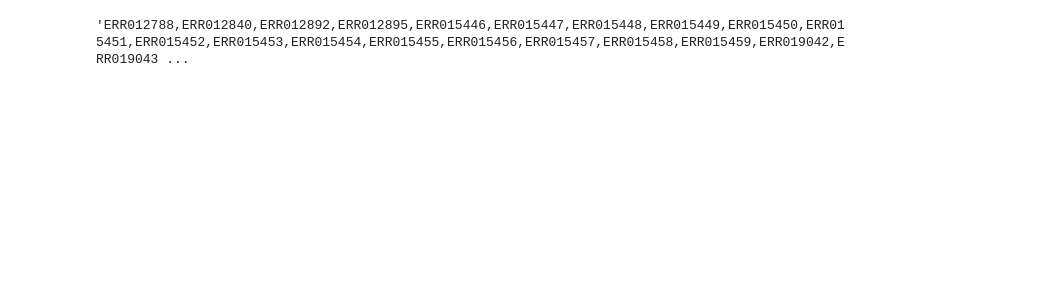
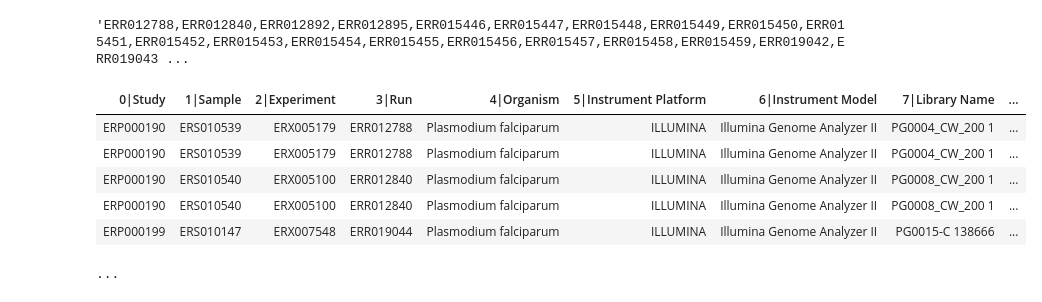
Before and after one commit to wtchg-kwiatkowski/pfx-paper-2015, a Jupyter notebook: supplementary/notebooks/tabulate_samples.ipynb, the cells around one changed output. Cells and saved outputs as stored; diff of their text form; code cells hidden in the pictures; blank space fills up the shorter version.

```diff
--- a/supplementary/notebooks/tabulate_samples.ipynb
+++ b/supplementary/notebooks/tabulate_samples.ipynb
@@ -37,3 +37,17 @@ runs = ','.join(tbl_samples.sort('Run').values('Run').list())
 runs
 # %% [output]
 'ERR012788,ERR012840,ERR012892,ERR012895,ERR015446,ERR015447,ERR015448,ERR015449,ERR015450,ERR015451,ERR015452,ERR015453,ERR015454,ERR015455,ERR015456,ERR015457,ERR015458,ERR015459,ERR019042,ERR019043 ...
+# %%
+tbl_ena = (
+    etl
+    .fromtsv('/data/plasmodium/pfalciparum/pf-crosses/data/public/20141022/ena_metadata.txt')
+)
+tbl_ena
+# %% [output]
+| 0|Study | 1|Sample | 2|Experiment | 3|Run | 4|Organism | 5|Instrument Platform | 6|Instrument Model | 7|Library Name | ... |
+| ERP000190 | ERS010539 | ERX005179 | ERR012788 | Plasmodium falciparum | ILLUMINA | Illumina Genome Analyzer II | PG0004_CW_200 1 | ... |
+| ERP000190 | ERS010539 | ERX005179 | ERR012788 | Plasmodium falciparum | ILLUMINA | Illumina Genome Analyzer II | PG0004_CW_200 1 | ... |
+| ERP000190 | ERS010540 | ERX005100 | ERR012840 | Plasmodium falciparum | ILLUMINA | Illumina Genome Analyzer II | PG0008_CW_200 1 | ... |
+| ERP000190 | ERS010540 | ERX005100 | ERR012840 | Plasmodium falciparum | ILLUMINA | Illumina Genome Analyzer II | PG0008_CW_200 1 | ... |
+| ERP000199 | ERS010147 | ERX007548 | ERR019044 | Plasmodium falciparum | ILLUMINA | Illumina Genome Analyzer II | PG0015-C 138666 | ... |
+...
```
Also changed, not shown: parts of 7 cells of this notebook, 1 other file.
